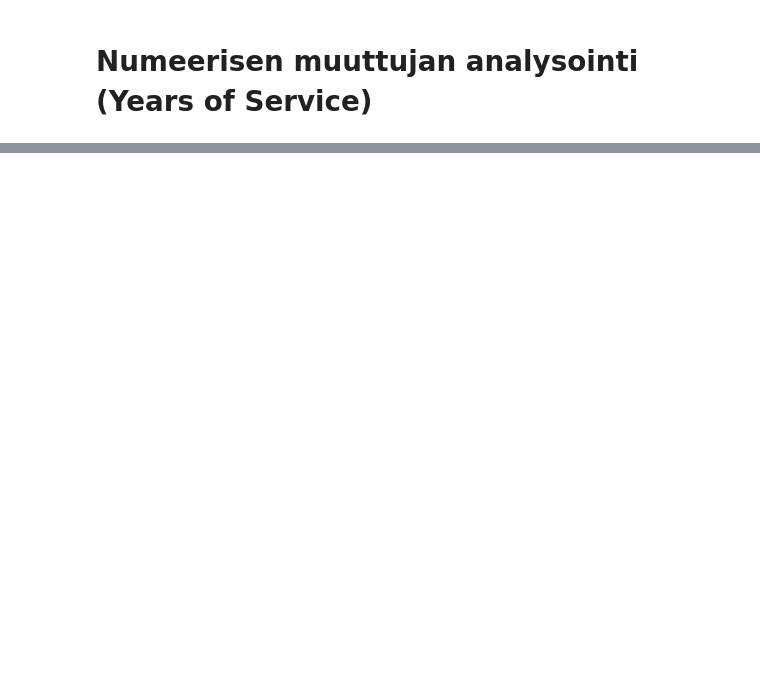
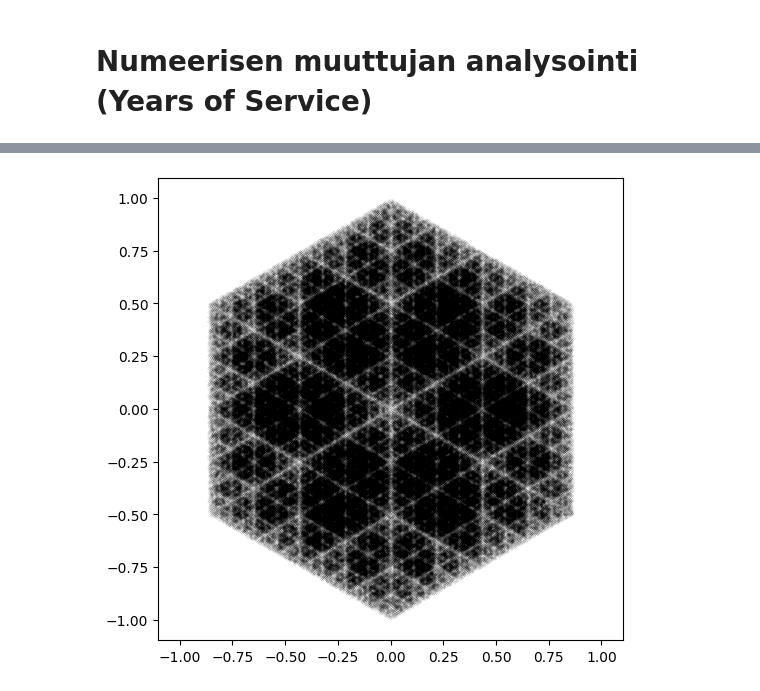
Before and after one commit to Fernoss/TKM22_python_project_sfz, a Jupyter notebook: HARJOITUSTYÖ/harjoitus.ipynb, the cells around one changed output, grey strips where cells are left out. Drawn from its saved outputs; the diff is of its cells as text; code cells hidden in the pictures; blank space fills up the shorter version.

```diff
--- a/HARJOITUSTYÖ/harjoitus.ipynb
+++ b/HARJOITUSTYÖ/harjoitus.ipynb
@@ -262,0 +448,4 @@ plt.ylabel('Frequency')
+# %%
+calculate_points(n=1000000, n_vertices=6);
+# %% [output]
+[figure, added]
```
Also changed, not shown: parts of 42 cells of this notebook, 1 other file.
